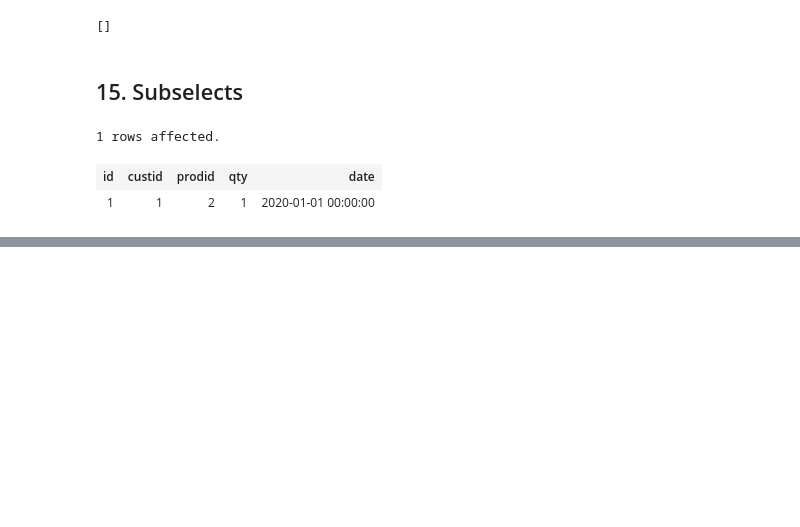
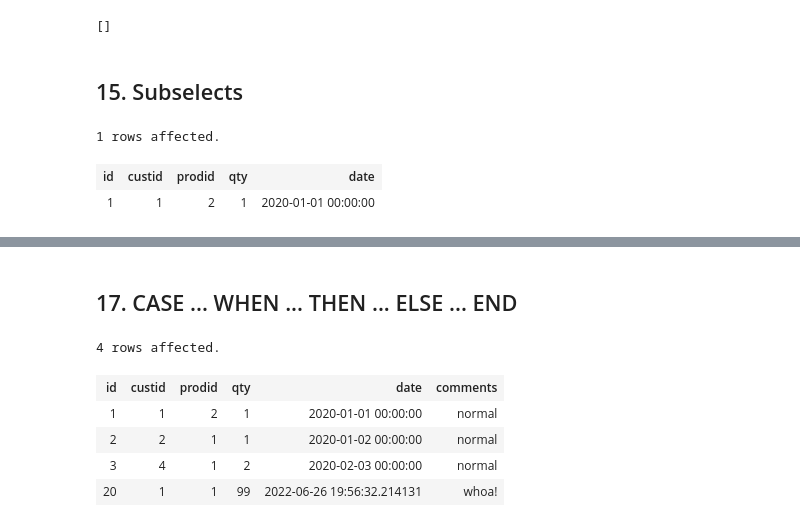
Before and after one commit to ixig/ML_CheatSheets, a Jupyter notebook: ipynb/SQLCheatSheet.ipynb, the cells around one changed output, grey strips where cells are left out. Saved outputs shown, nothing was run; the diff lists cells and outputs as text; code cells hidden in the pictures; blank space fills up the shorter version.

```diff
--- a/ipynb/SQLCheatSheet.ipynb
+++ b/ipynb/SQLCheatSheet.ipynb
@@ -537,0 +607,17 @@ JOIN products ON ss.prodId=products.id;
+# %% [markdown]
+## 17. CASE ... WHEN ... THEN ... ELSE ... END
+# %%
+%%sql
+SELECT *,
+CASE
+  WHEN qty>50 THEN 'whoa!'
+  ELSE 'normal'
+END AS comments
+FROM orders
+# %% [output]
+4 rows affected.
+| id | custid | prodid | qty | date | comments |
+| 1 | 1 | 2 | 1 | 2020-01-01 00:00:00 | normal |
+| 2 | 2 | 1 | 1 | 2020-01-02 00:00:00 | normal |
+| 3 | 4 | 1 | 2 | 2020-02-03 00:00:00 | normal |
+| 20 | 1 | 1 | 99 | 2022-06-26 19:56:32.214131 | whoa! |
```
Also changed, not shown: parts of 13 cells of this notebook, 1 other file.
